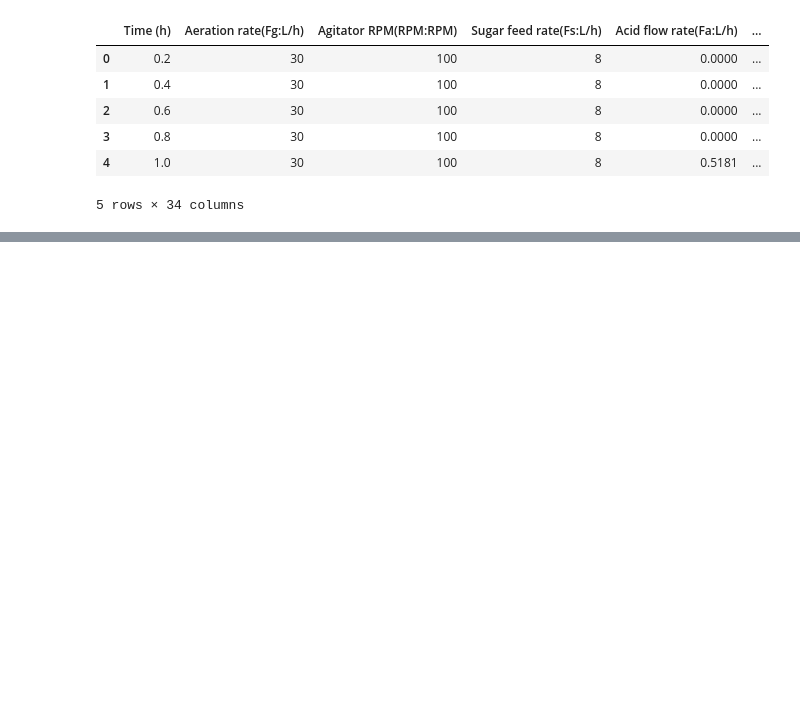
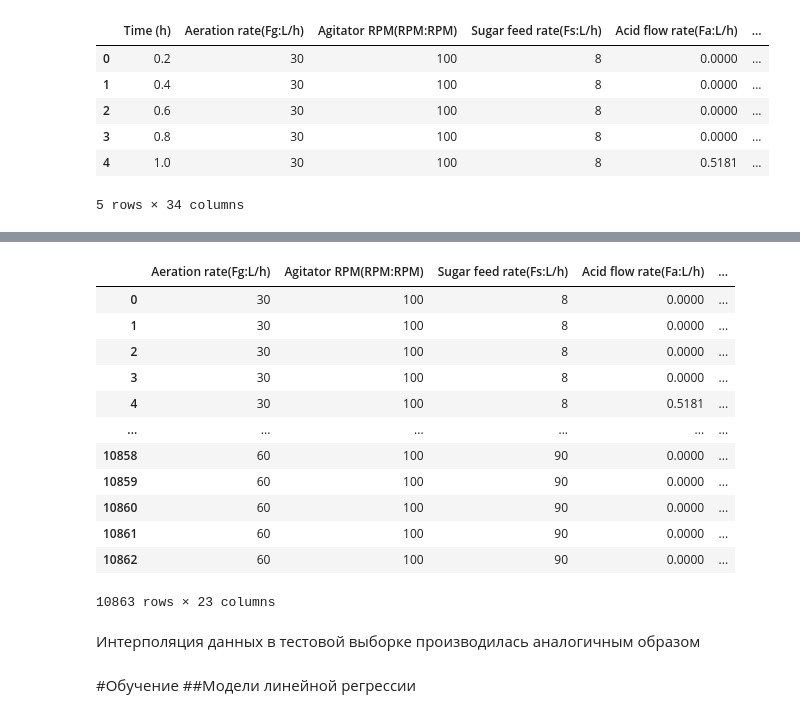
Before and after one commit to aryana64/NIPT, a Jupyter notebook: biocad_hw.ipynb, the cells around one changed output, grey strips where cells are left out. Saved outputs shown, nothing was run; the diff lists cells and outputs as text; code cells hidden in the pictures; blank space fills up the shorter version.

```diff
--- a/biocad_hw.ipynb
+++ b/biocad_hw.ipynb
@@ -49,0 +225,18 @@ y_train.head()
+# %%
+x_train.drop(columns=['1- No Raman spec',' 1-Raman spec recorded','Fault reference(Fault_ref:Fault ref)', 'Carbon evolution rate(CER:g/h)', 'Oxygen Uptake Rate(OUR:(g min^{-1}))', 'Oxygen in percent in off-gas(O2:O2  (%))','Oil flow(Foil:L/hr)', 'Vessel Volume(V:L)', 'Vessel Weight(Wt:Kg)', 'Time (h)', 'Offline Biomass concentratio(X_offline:X(g L^{-1}))' ])
+# %% [output]
+|  | Aeration rate(Fg:L/h) | Agitator RPM(RPM:RPM) | Sugar feed rate(Fs:L/h) | Acid flow rate(Fa:L/h) | ... |
+| 0 | 30 | 100 | 8 | 0.0000 | ... |
+| 1 | 30 | 100 | 8 | 0.0000 | ... |
+| 2 | 30 | 100 | 8 | 0.0000 | ... |
+| 3 | 30 | 100 | 8 | 0.0000 | ... |
+| 4 | 30 | 100 | 8 | 0.5181 | ... |
+| ... | ... | ... | ... | ... | ... |
+| 10858 | 60 | 100 | 90 | 0.0000 | ... |
+| 10859 | 60 | 100 | 90 | 0.0000 | ... |
+| 10860 | 60 | 100 | 90 | 0.0000 | ... |
+| 10861 | 60 | 100 | 90 | 0.0000 | ... |
+| 10862 | 60 | 100 | 90 | 0.0000 | ... |
+10863 rows × 23 columns
+# %% [markdown]
+Интерполяция данных в тестовой выборке производилась аналогичным образом
@@ -49,0 +247,3 @@ y_train.head()
+# %% [markdown]
+#Обучение
+##Модели линейной регрессии
```
Also changed, not shown: parts of 44 cells of this notebook.
